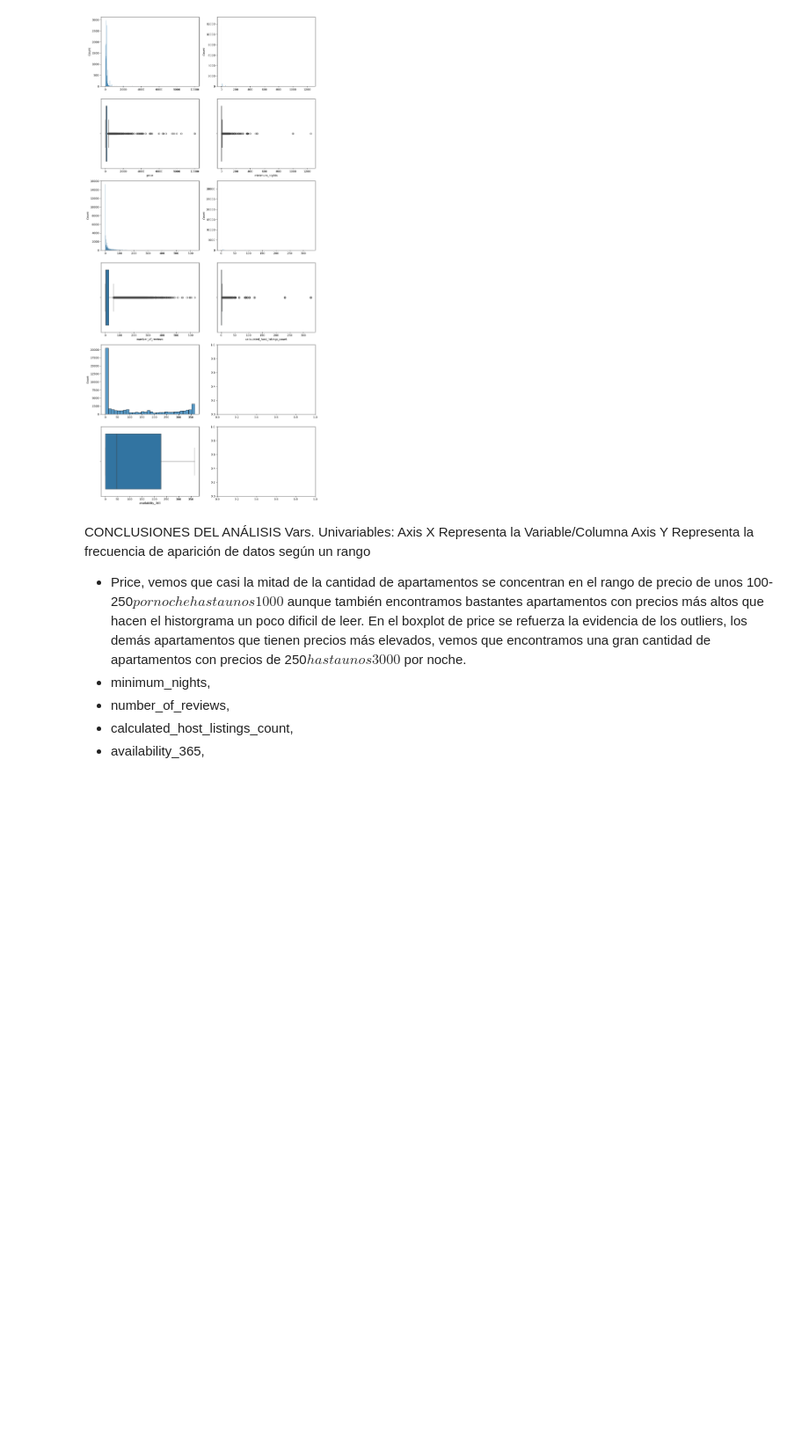
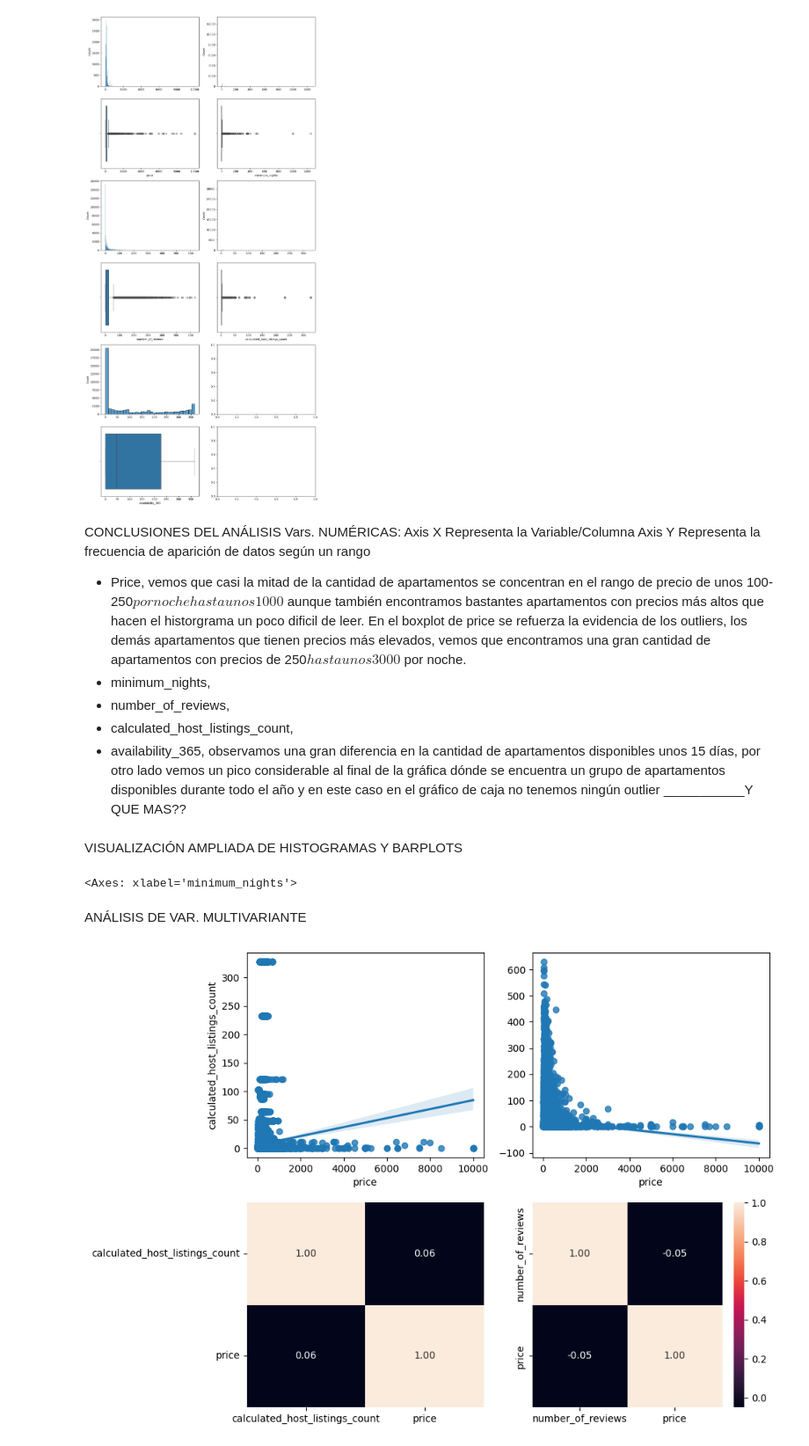
Before and after one commit to 4GeeksAcademy/CristinaChico_EDA, a Jupyter notebook: src/explore.ipynb, the cells around one changed output. Shown at 88% size. Drawn from its saved outputs; the diff is of its cells as text; code cells hidden in the pictures; blank space fills up the shorter version.

Commit message:
avance conclusiones y graficos

```diff
--- a/src/explore.ipynb
+++ b/src/explore.ipynb
@@ -141,7 +141,7 @@ plt.show()
 # %% [output]
 [figure]
 # %% [markdown]
-CONCLUSIONES DEL ANÁLISIS Vars. Univariables:
+CONCLUSIONES DEL ANÁLISIS Vars. NUMÉRICAS:
 Axis X Representa la Variable/Columna
 Axis Y Representa la frecuencia de aparición de datos según un rango
 -  Price, vemos que casi la mitad de la cantidad de apartamentos se concentran en el rango de precio de unos 100- 250$ por noche hasta unos 1000$ aunque también encontramos bastantes apartamentos con precios más altos que hacen el historgrama un poco dificil de leer.
@@ -149,4 +149,29 @@ En el boxplot de price se refuerza la evidencia de los outliers, los demás apar
 -  minimum_nights,
 -  number_of_reviews,
 -  calculated_host_listings_count,
--  availability_365,
+-  availability_365, observamos una gran diferencia en la cantidad de apartamentos disponibles unos 15 días, por otro lado vemos un pico considerable al final de la gráfica dónde se encuentra un grupo de apartamentos disponibles durante todo el año y en este caso en el gráfico de caja no tenemos ningún outlier ___________Y QUE MAS??
+# %% [markdown]
+VISUALIZACIÓN AMPLIADA DE HISTOGRAMAS Y BARPLOTS
+# %%
+sns.histplot(ax = axis[0,1], data = total_data[total_data["minimum_nights"]<60], x = "minimum_nights").set(xlabel = None)
+sns.boxplot(ax = axis[1, 1], data = total_data, x = "minimum_nights")
+# %% [output]
+<Axes: xlabel='minimum_nights'>
+# %% [markdown]
+ANÁLISIS DE VAR. MULTIVARIANTE
+# %%
+ig, axis = plt.subplots(2, 2, figsize = (10, 7))
+
+# Crear un diagrama de dispersión múltiple
+sns.regplot(ax = axis[0, 0], data = total_data, x = "price", y = "calculated_host_listings_count")
+sns.heatmap(total_data[["calculated_host_listings_count", "price"]].corr(), annot = True, fmt = ".2f", ax = axis[1, 0], cbar = False)
+sns.regplot(ax = axis[0, 1], data = total_data, x = "price", y = "number_of_reviews").set(ylabel=None)
+sns.heatmap(total_data[["number_of_reviews", "price"]].corr(), annot = True, fmt = ".2f", ax = axis[1, 1])
+
+# Ajustar el layout
+plt.tight_layout()
+
+# Mostrar el plot
+plt.show()
+# %% [output]
+[figure, added]
```
Also changed, not shown: parts of 6 cells of this notebook.
